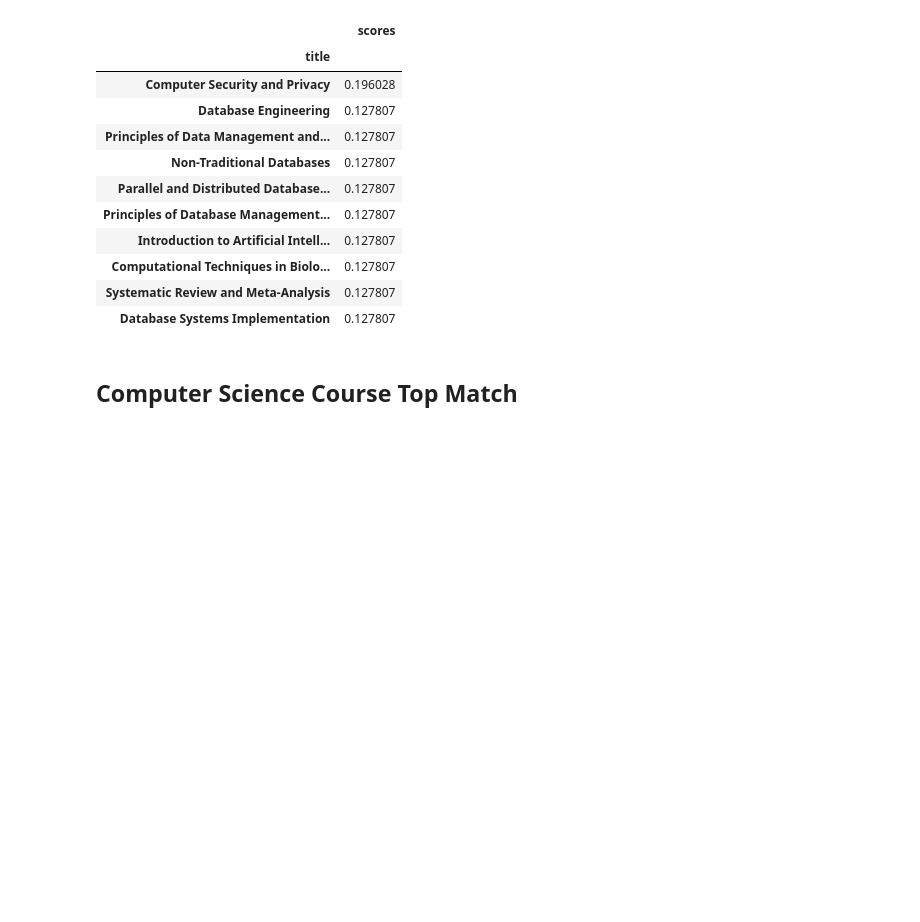
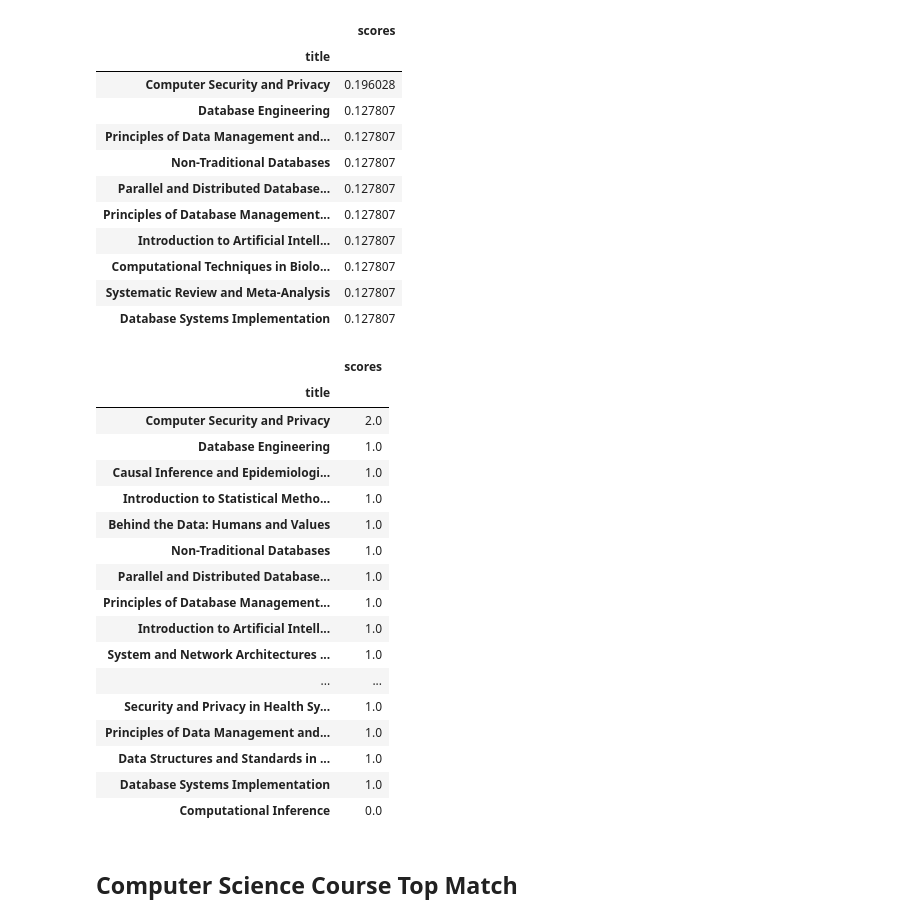
Before and after one commit to ruiqi777/Curriculum-Design, a Jupyter notebook: job_skills.ipynb, the cells around one changed output. Drawn from its saved outputs; the diff is of its cells as text; code cells hidden in the pictures; blank space fills up the shorter version.

Commit message:
updated PM and CS course matching

```diff
--- a/job_skills.ipynb
+++ b/job_skills.ipynb
@@ -701,6 +794,27 @@ pm_course_scores_df.sort_values(by=['scores'],ascending=False)[0:10]
 | Computational Techniques in Biolo... | 0.127807 |
 | Systematic Review and Meta-Analysis | 0.127807 |
 | Database Systems Implementation | 0.127807 |
+# %%
+score_course(pm_skils, university_df)
+# %% [output]
+|  | scores |
+| title |  |
+| Computer Security and Privacy | 2.0 |
+| Database Engineering | 1.0 |
+| Causal Inference and Epidemiologi... | 1.0 |
+| Introduction to Statistical Metho... | 1.0 |
+| Behind the Data: Humans and Values | 1.0 |
+| Non-Traditional Databases | 1.0 |
+| Parallel and Distributed Database... | 1.0 |
+| Principles of Database Management... | 1.0 |
+| Introduction to Artificial Intell... | 1.0 |
+| System and Network Architectures ... | 1.0 |
+| ... | ... |
+| Security and Privacy in Health Sy... | 1.0 |
+| Principles of Data Management and... | 1.0 |
+| Data Structures and Standards in ... | 1.0 |
+| Database Systems Implementation | 1.0 |
+| Computational Inference | 0.0 |
 # %% [markdown]
 ## Computer Science Course Top Match
 # %%
```
Also changed, not shown: parts of 7 cells of this notebook.
